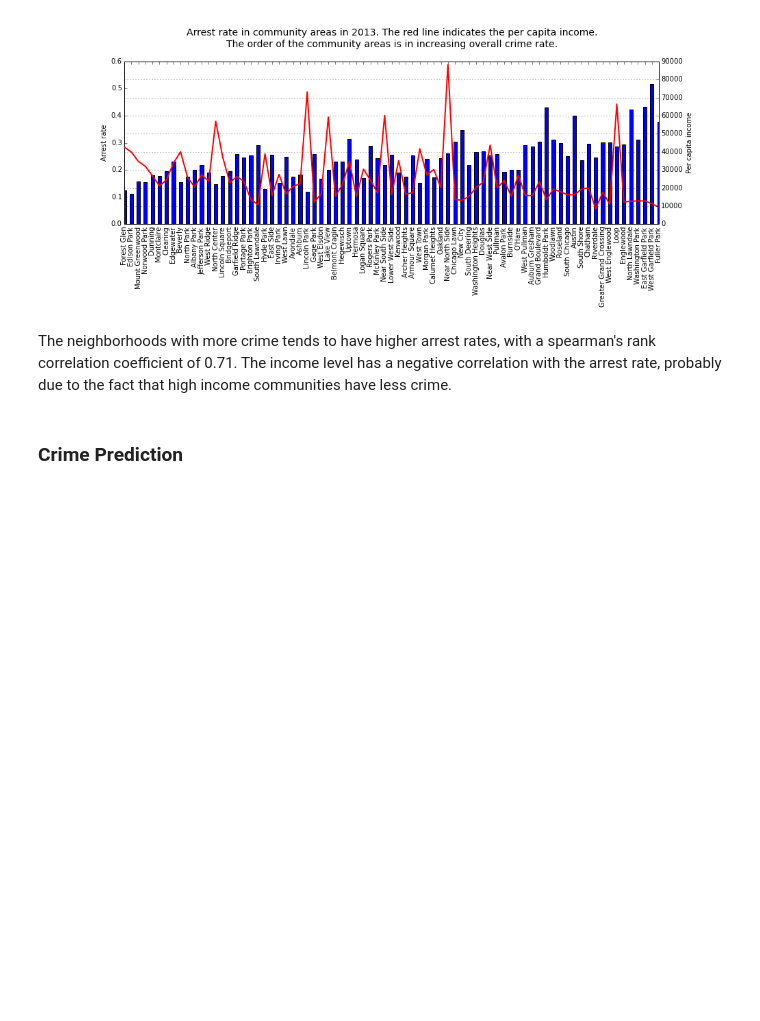
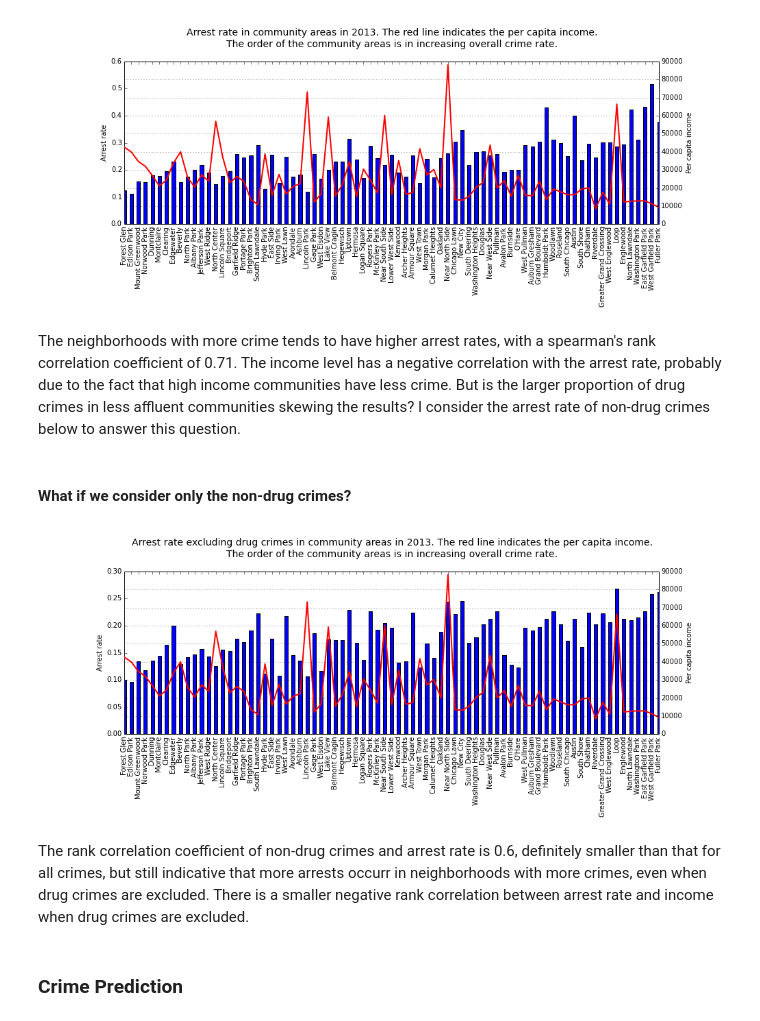
Before and after one commit to tianhuil/projects201409, a Jupyter notebook: jee/src/chicago_crime.ipynb, the cells around one changed output. Saved outputs shown, nothing was run; the diff lists cells and outputs as text; code cells hidden in the pictures; blank space fills up the shorter version.

Commit message:
added plot - arrest rate for non-drug crimes

```diff
--- a/jee/src/chicago_crime.ipynb
+++ b/jee/src/chicago_crime.ipynb
@@ -97,7 +95,15 @@ Image('../figs/arrest_grouped.png')
 # %% [output]
 [figure]
 # %% [markdown]
-The neighborhoods with more crime tends to have higher arrest rates, with a spearman's rank correlation coefficient of 0.71. The income level has a negative correlation with the arrest rate, probably due to the fact that high income communities have less crime.
+The neighborhoods with more crime tends to have higher arrest rates, with a spearman's rank correlation coefficient of 0.71. The income level has a negative correlation with the arrest rate, probably due to the fact that high income communities have less crime. But is the larger proportion of drug crimes in less affluent communities skewing the results? I consider the arrest rate of non-drug crimes below to answer this question.
+# %% [markdown]
+#### What if we consider only the non-drug crimes?
+# %%
+Image('../figs/arrest_grouped_ndrug.png')
+# %% [output]
+[figure, added]
+# %% [markdown]
+The rank correlation coefficient of non-drug crimes and arrest rate is 0.6, definitely smaller than that for all crimes, but still indicative that more arrests occurr in neighborhoods with more crimes, even when drug crimes are excluded. There is a smaller negative rank correlation between arrest rate and income when drug crimes are excluded.
 # %% [markdown]
 ### Crime Prediction
 # %%
```
Also changed, not shown: parts of 5 cells of this notebook, 4 other files.
